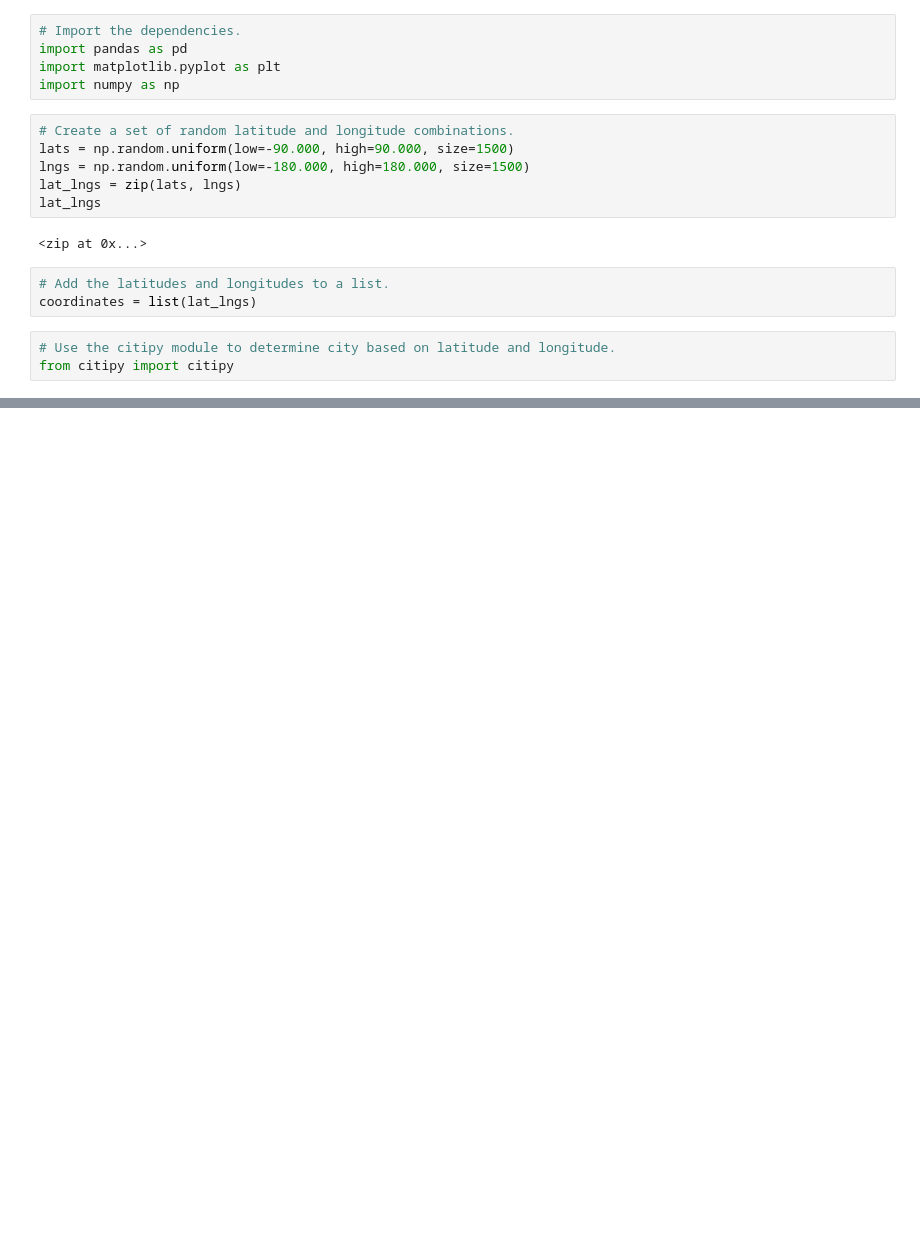
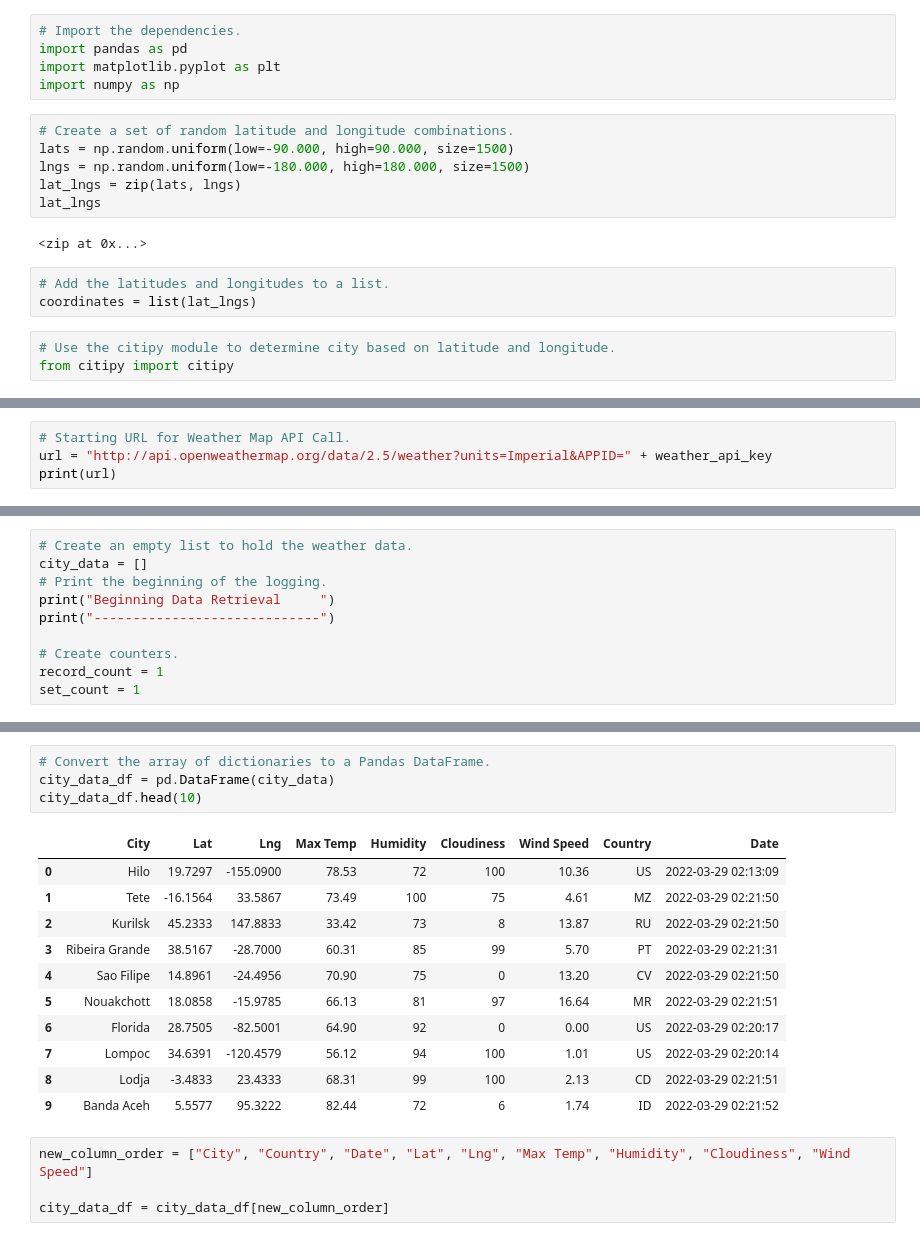
Before and after one commit to jperez6501/World_Weather_Analysis, a Jupyter notebook: WeatherPy.ipynb, the cells around one changed output, grey strips where cells are left out. Cells and saved outputs as stored; diff of their text form; blank space fills up the shorter version.

```diff
--- a/WeatherPy.ipynb
+++ b/WeatherPy.ipynb
@@ -19,0 +26,4 @@ from citipy import citipy
+# %%
+# Starting URL for Weather Map API Call.
+url = "http://api.openweathermap.org/data/2.5/weather?units=Imperial&APPID=" + weather_api_key
+print(url)
@@ -33,0 +54,10 @@ len(cities)
+# %%
+# Create an empty list to hold the weather data.
+city_data = []
+# Print the beginning of the logging.
+print("Beginning Data Retrieval     ")
+print("-----------------------------")
+
+# Create counters.
+record_count = 1
+set_count = 1
@@ -33,0 +136,20 @@ len(cities)
+# %%
+# Convert the array of dictionaries to a Pandas DataFrame.
+city_data_df = pd.DataFrame(city_data)
+city_data_df.head(10)
+# %% [output]
+|  | City | Lat | Lng | Max Temp | Humidity | Cloudiness | Wind Speed | Country | Date |
+| 0 | Hilo | 19.7297 | -155.0900 | 78.53 | 72 | 100 | 10.36 | US | 2022-03-29 02:13:09 |
+| 1 | Tete | -16.1564 | 33.5867 | 73.49 | 100 | 75 | 4.61 | MZ | 2022-03-29 02:21:50 |
+| 2 | Kurilsk | 45.2333 | 147.8833 | 33.42 | 73 | 8 | 13.87 | RU | 2022-03-29 02:21:50 |
+| 3 | Ribeira Grande | 38.5167 | -28.7000 | 60.31 | 85 | 99 | 5.70 | PT | 2022-03-29 02:21:31 |
+| 4 | Sao Filipe | 14.8961 | -24.4956 | 70.90 | 75 | 0 | 13.20 | CV | 2022-03-29 02:21:50 |
+| 5 | Nouakchott | 18.0858 | -15.9785 | 66.13 | 81 | 97 | 16.64 | MR | 2022-03-29 02:21:51 |
+| 6 | Florida | 28.7505 | -82.5001 | 64.90 | 92 | 0 | 0.00 | US | 2022-03-29 02:20:17 |
+| 7 | Lompoc | 34.6391 | -120.4579 | 56.12 | 94 | 100 | 1.01 | US | 2022-03-29 02:20:14 |
+| 8 | Lodja | -3.4833 | 23.4333 | 68.31 | 99 | 100 | 2.13 | CD | 2022-03-29 02:21:51 |
+| 9 | Banda Aceh | 5.5577 | 95.3222 | 82.44 | 72 | 6 | 1.74 | ID | 2022-03-29 02:21:52 |
+# %%
+new_column_order = ["City", "Country", "Date", "Lat", "Lng", "Max Temp", "Humidity", "Cloudiness", "Wind Speed"]
+
+city_data_df = city_data_df[new_column_order]
```
Also changed, not shown: parts of 9 cells of this notebook, 3 other files.
